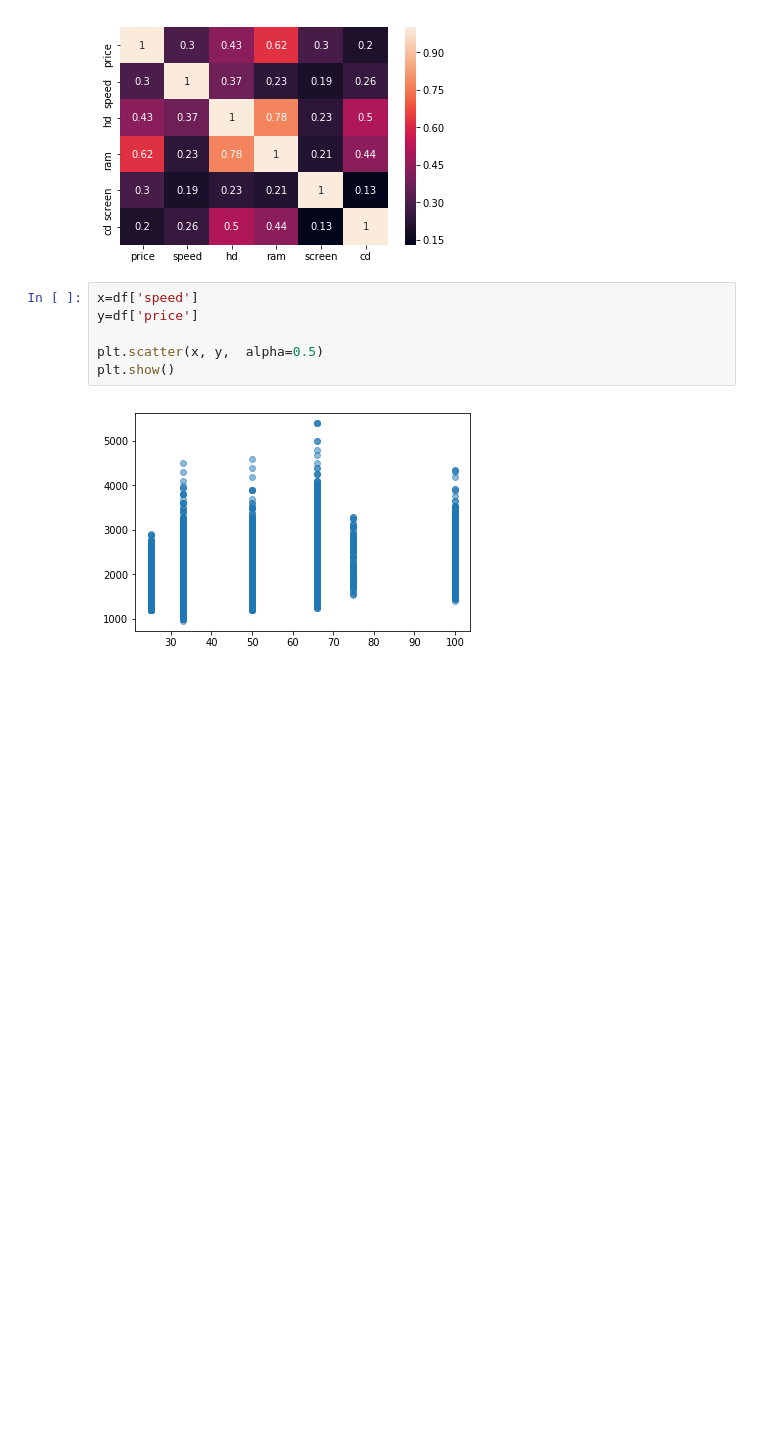
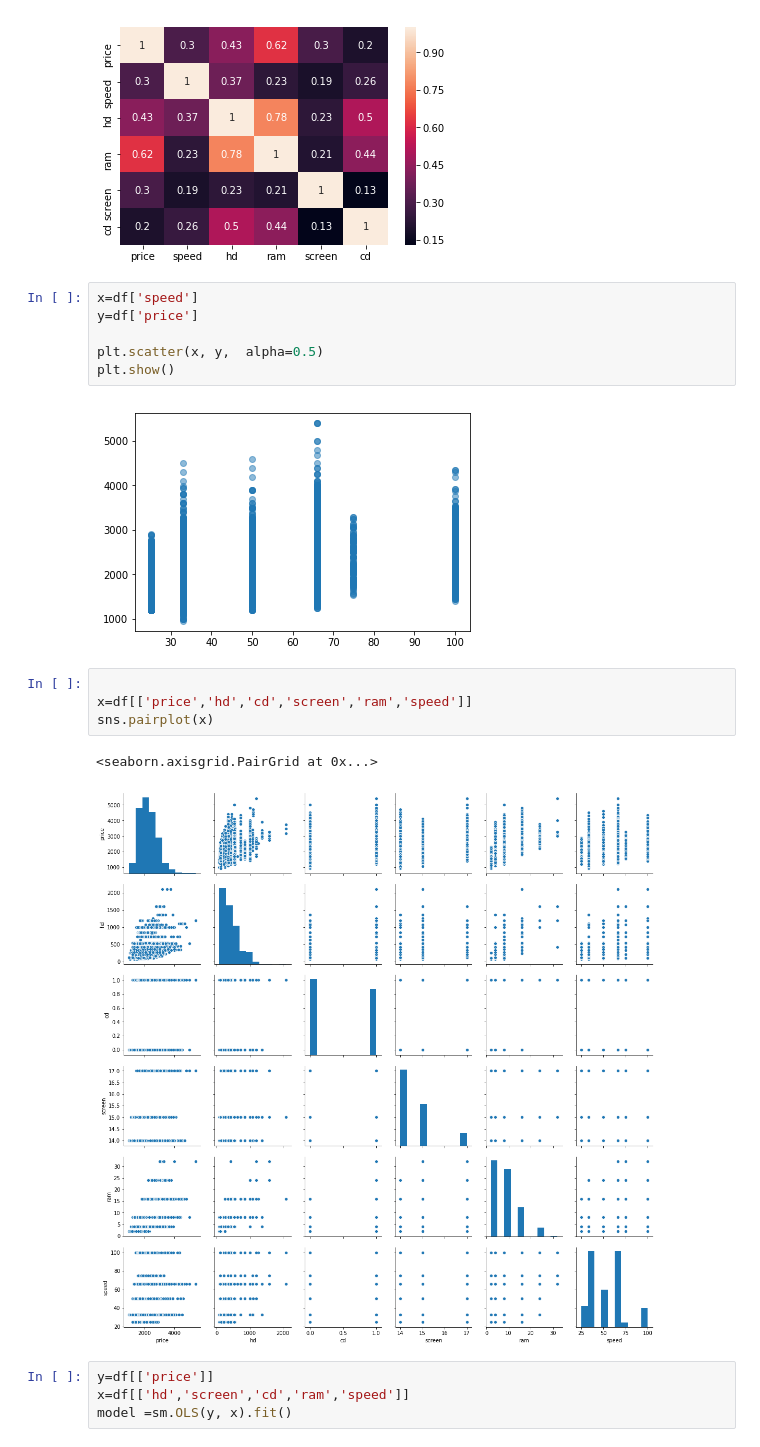
Before and after one commit to kapilashu/Data-Science-Assignments, a Jupyter notebook: Assignment 2_AshuKapil_INFO6105.ipynb, the cells around one changed output. Drawn from its saved outputs; the diff is of its cells as text; blank space fills up the shorter version.

```diff
--- a/Assignment 2_AshuKapil_INFO6105.ipynb
+++ b/Assignment 2_AshuKapil_INFO6105.ipynb
@@ -120,3 +124,14 @@ plt.scatter(x, y,  alpha=0.5)
 plt.show()
 # %% [output]
 [figure]
+# %%
+
+x=df[['price','hd','cd','screen','ram','speed']]
+sns.pairplot(x)
+# %% [output]
+<seaborn.axisgrid.PairGrid at 0x...>
+[figure, added]
+# %%
+y=df[['price']]
+x=df[['hd','screen','cd','ram','speed']]
+model =sm.OLS(y, x).fit()
```
Also changed, not shown: parts of 23 cells of this notebook, 1 other file.
